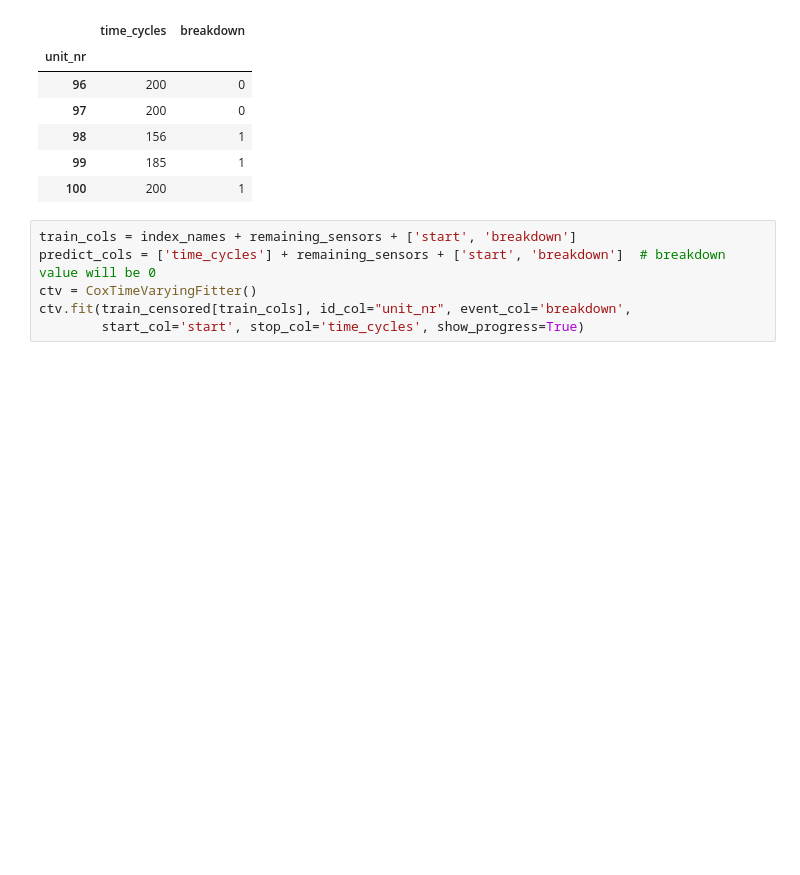
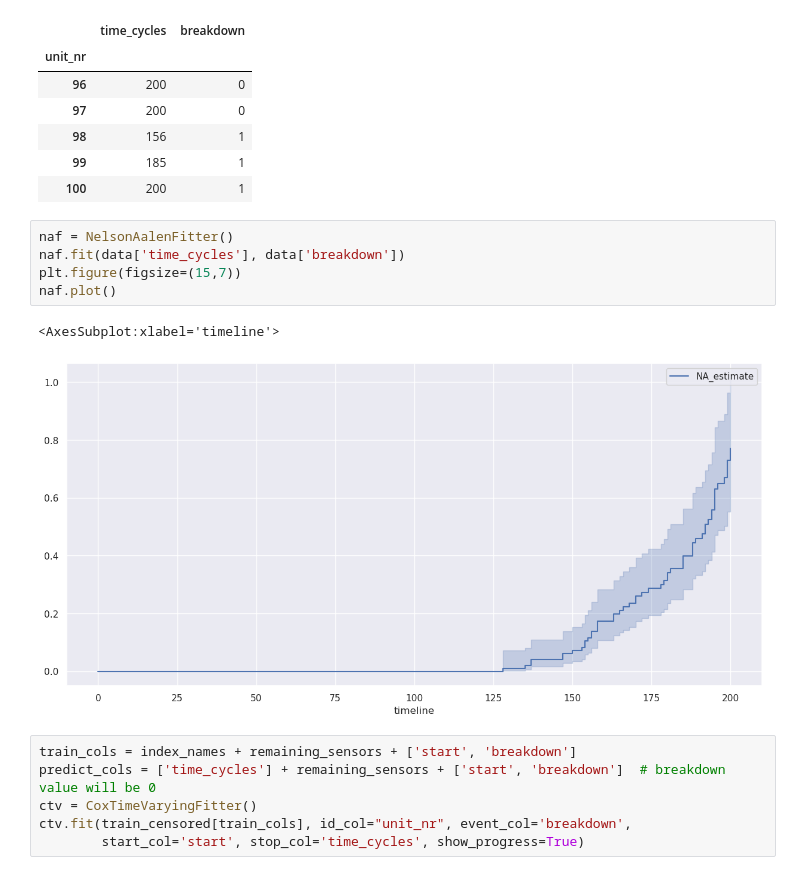
Before and after one commit to xxl4tomxu98/NASA-Jet-Engine-Maintenance, a Jupyter notebook: Survival Analysis/survival.ipynb, the cells around one changed output. Saved outputs shown, nothing was run; the diff lists cells and outputs as text; blank space fills up the shorter version.

```diff
--- a/Survival Analysis/survival.ipynb
+++ b/Survival Analysis/survival.ipynb
@@ -119,6 +120,14 @@ data.tail()
 | 98 | 156 | 1 |
 | 99 | 185 | 1 |
 | 100 | 200 | 1 |
+# %%
+naf = NelsonAalenFitter()
+naf.fit(data['time_cycles'], data['breakdown'])
+plt.figure(figsize=(15,7))
+naf.plot()
+# %% [output]
+<AxesSubplot:xlabel='timeline'>
+[figure, added]
 # %%
 train_cols = index_names + remaining_sensors + ['start', 'breakdown']
 predict_cols = ['time_cycles'] + remaining_sensors + ['start', 'breakdown']  # breakdown value will be 0
```
Also changed, not shown: parts of 7 cells of this notebook.
